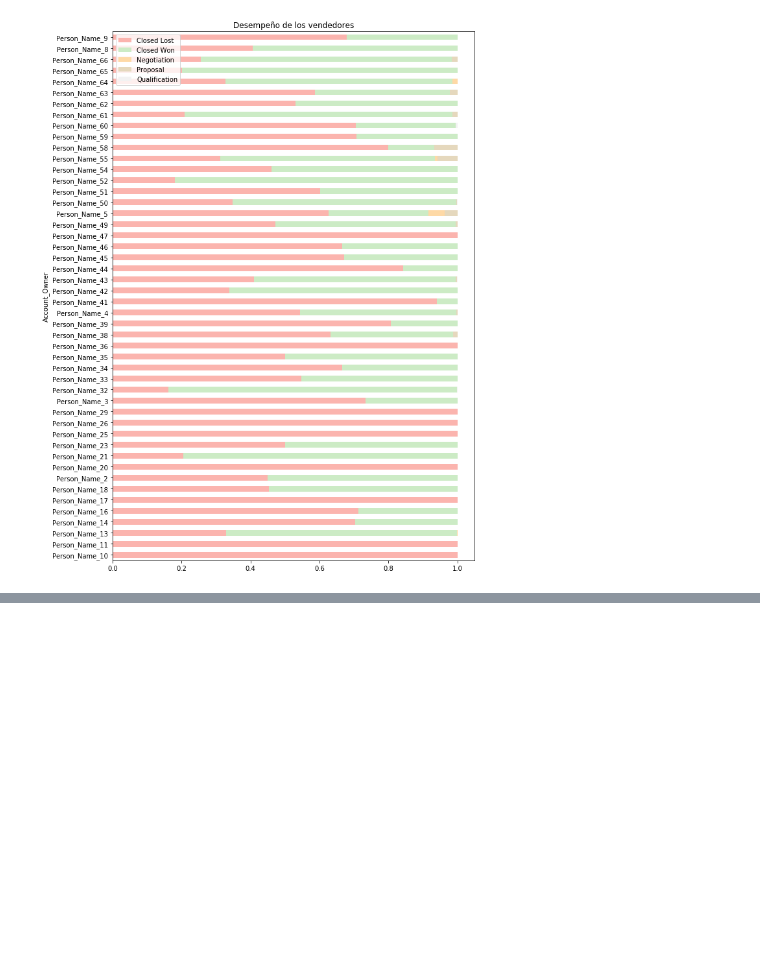
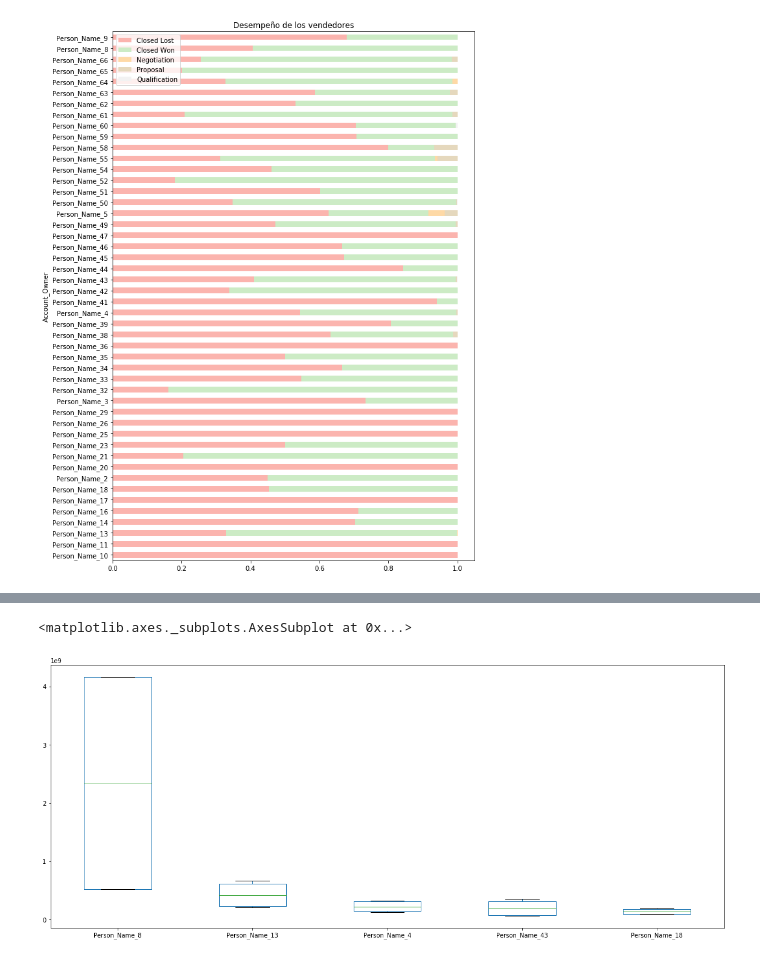
Before and after one commit to germanbc/Organizacion-de-Datos-2c2020-TP1, a Jupyter notebook: TP1-Antonella.ipynb, the cells around one changed output, grey strips where cells are left out. Drawn from its saved outputs; the diff is of its cells as text; code cells hidden in the pictures; blank space fills up the shorter version.

```diff
--- a/TP1-Antonella.ipynb
+++ b/TP1-Antonella.ipynb
@@ -282,0 +367,5 @@ vendedores_total_facturado.head(3)
+# %%
+vendedores_total_facturado.nlargest(5,['Total_Taxable_Amount_(converted)']).transpose().plot.box(figsize=(20,8))
+# %% [output]
+<matplotlib.axes._subplots.AxesSubplot at 0x...>
+[figure, added]
```
Also changed, not shown: parts of 11 cells of this notebook.
